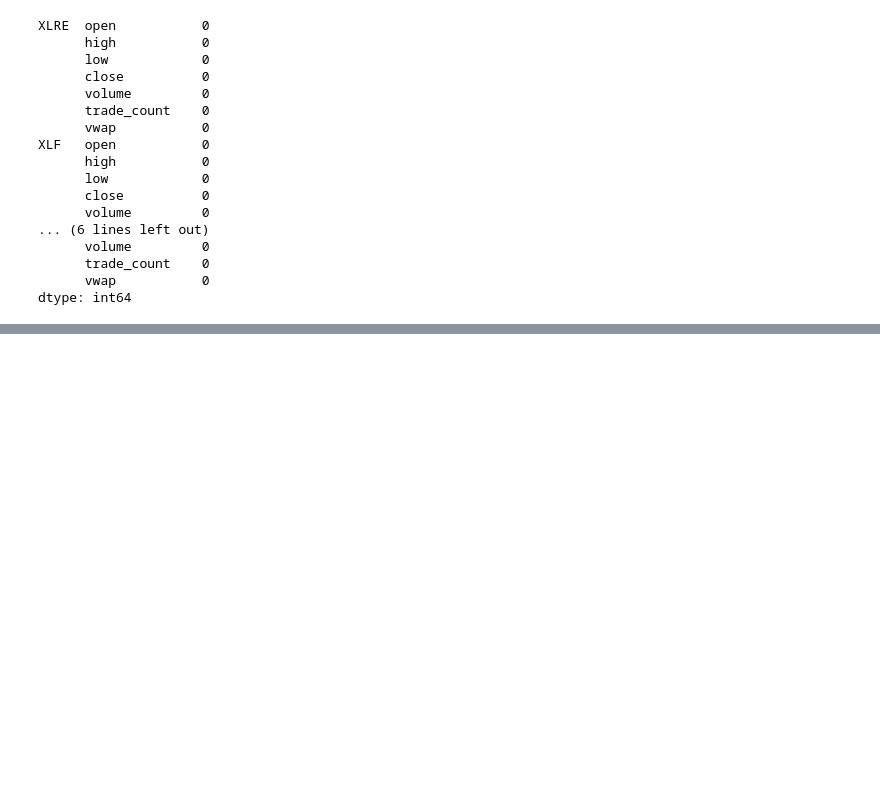
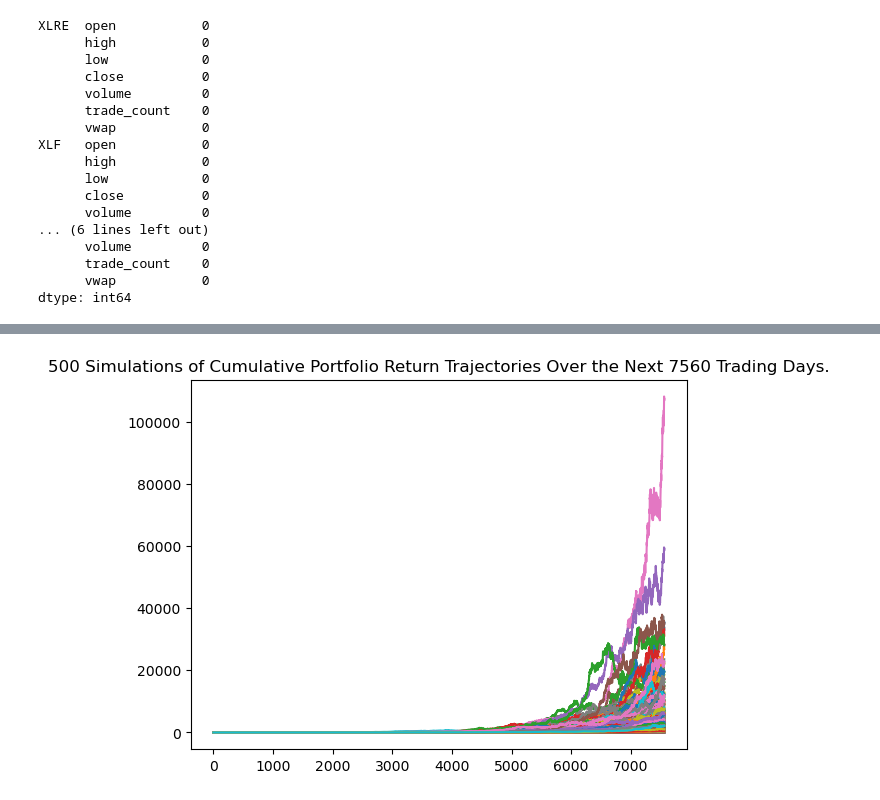
Before and after one commit to Asgard-DP/Index-Fund--Analysis-and-Forecast, a Jupyter notebook: Monte_Carlo_Simulations.ipynb, the cells around one changed output, grey strips where cells are left out. Cells and saved outputs as stored; diff of their text form; code cells hidden in the pictures; blank space fills up the shorter version.

Commit message:
Final code for Monte Carlo Simulations

```diff
--- a/Monte_Carlo_Simulations.ipynb
+++ b/Monte_Carlo_Simulations.ipynb
@@ -490,0 +493,10 @@ There is a 95% chance that an initial investment of $20000 in the portfolio over
+# %%
+# XLRE, XLF, XLK ----- 0, 0, 100
+MC_XLK_100 = MCSimulation(
+    portfolio_data = df_portfolio,
+    weights = [.0,.0,1],
+    num_simulation=500,
+    num_trading_days=252*30
+)
+
+MC_XLK_100.calc_cumulative_return()
@@ -490,0 +545,4 @@ There is a 95% chance that an initial investment of $20000 in the portfolio over
+# %%
+line_plot = MC_XLK_100.plot_simulation()
+# %% [output]
+[figure, added]
```
Also changed, not shown: parts of 26 cells of this notebook.
